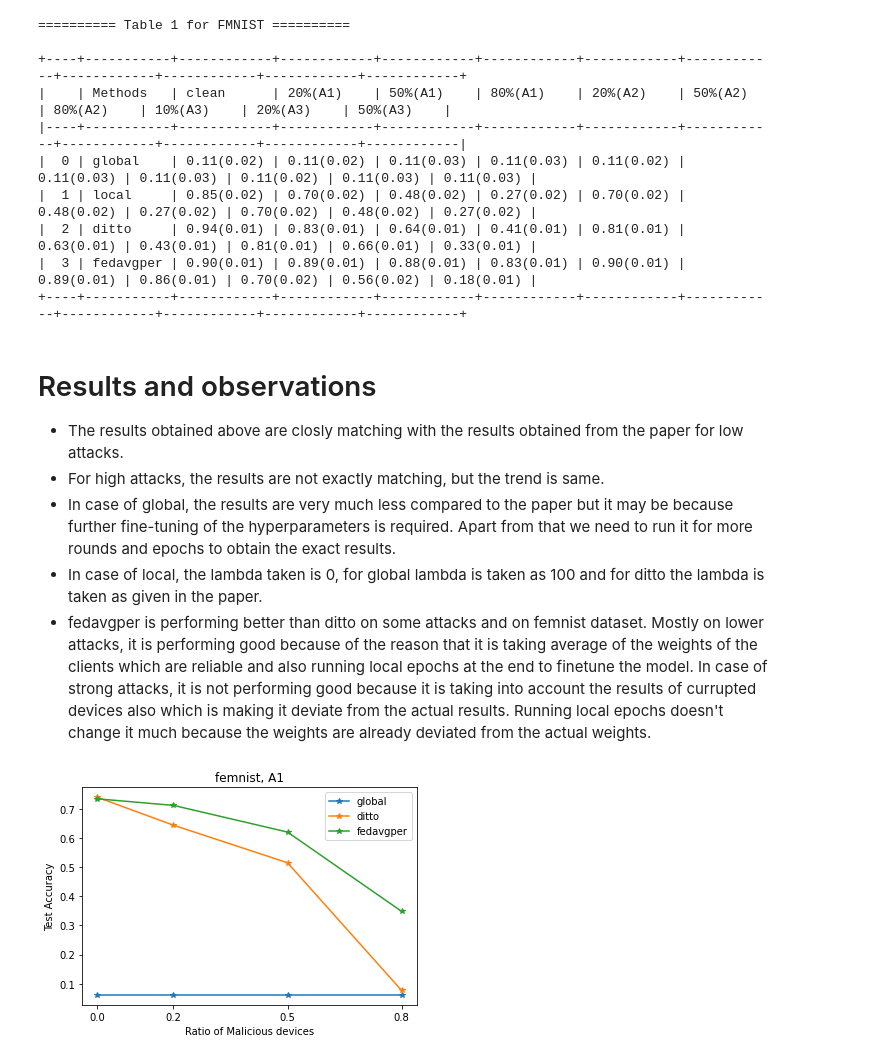
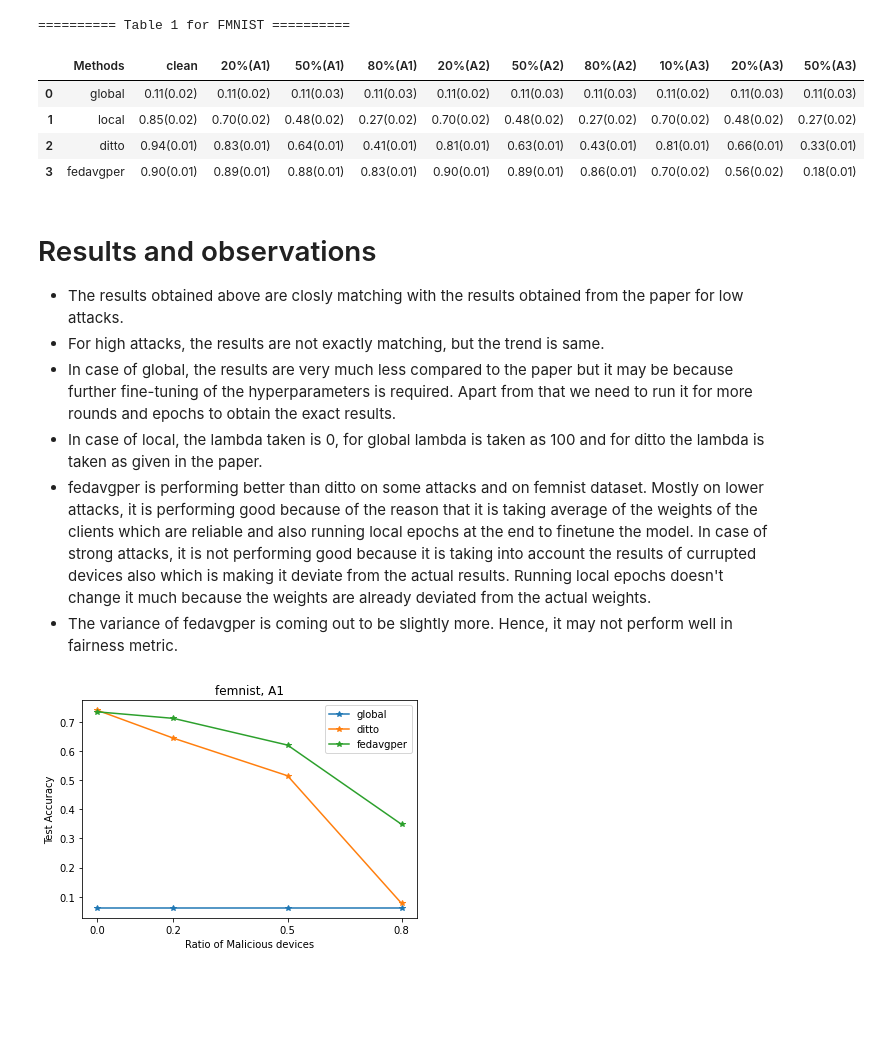
Before and after one commit to khan-shahnawaz/FederatedLearning, a Jupyter notebook: observations.ipynb, the cells around one changed output. Saved outputs shown, nothing was run; the diff lists cells and outputs as text; code cells hidden in the pictures; blank space fills up the shorter version.

```diff
--- a/observations.ipynb
+++ b/observations.ipynb
@@ -57,42 +51,38 @@ print(table_output)
 # %%
 ''' 1+2). Table 1 for fmnist dataset'''
 table_data = [
     ['Methods', 'clean', '20%(A1)', '50%(A1)', '80%(A1)', '20%(A2)', '50%(A2)', '80%(A2)', '10%(A3)', '20%(A3)', '50%(A3)']
 ]
 
 methods = ['global', 'local', 'ditto','fedavgper']
 for method in methods:
     row = [method]
     if method=='fedavgper':
         dir_name = 'Ques2'
     else:
         dir_name = 'Ques1'
     filename = dir_name+'/results/' + method + '_fmnist_1_0.txt'
     accuracy, variance = get_results(filename)
     row.append('{:.2f}({:.2f})'.format(accuracy, variance))
     for adversary in range(1, 4):
         for percent in [0.2, 0.5, 0.8]:
             filename = dir_name+'/results/' + method + '_fmnist_' + str(adversary) + '_' + str(percent) + '.txt'
             accuracy, variance = get_results(filename)
             row.append('{:.2f}({:.2f})'.format(accuracy, variance))
     table_data.append(row)
 table_name = 'Table 1 for FMNIST'
 pd_dataframe = pd.DataFrame(table_data[1:], columns=table_data[0])
-table_output = tabulate(pd_dataframe, headers='keys', tablefmt='psql')
 
 print(f"{'=' * 10} {table_name} {'=' * 10}\n")
-print(table_output)
+# print(table_output)
+pd_dataframe
 # %% [output]
 ========== Table 1 for FMNIST ==========
-
-+----+-----------+------------+------------+------------+------------+------------+------------+------------+------------+------------+------------+
-|    | Methods   | clean      | 20%(A1)    | 50%(A1)    | 80%(A1)    | 20%(A2)    | 50%(A2)    | 80%(A2)    | 10%(A3)    | 20%(A3)    | 50%(A3)    |
-|----+-----------+------------+------------+------------+------------+------------+------------+------------+------------+------------+------------|
-|  0 | global    | 0.11(0.02) | 0.11(0.02) | 0.11(0.03) | 0.11(0.03) | 0.11(0.02) | 0.11(0.03) | 0.11(0.03) | 0.11(0.02) | 0.11(0.03) | 0.11(0.03) |
-|  1 | local     | 0.85(0.02) | 0.70(0.02) | 0.48(0.02) | 0.27(0.02) | 0.70(0.02) | 0.48(0.02) | 0.27(0.02) | 0.70(0.02) | 0.48(0.02) | 0.27(0.02) |
-|  2 | ditto     | 0.94(0.01) | 0.83(0.01) | 0.64(0.01) | 0.41(0.01) | 0.81(0.01) | 0.63(0.01) | 0.43(0.01) | 0.81(0.01) | 0.66(0.01) | 0.33(0.01) |
-|  3 | fedavgper | 0.90(0.01) | 0.89(0.01) | 0.88(0.01) | 0.83(0.01) | 0.90(0.01) | 0.89(0.01) | 0.86(0.01) | 0.70(0.02) | 0.56(0.02) | 0.18(0.01) |
-+----+-----------+------------+------------+------------+------------+------------+------------+------------+------------+------------+------------+
+|  | Methods | clean | 20%(A1) | 50%(A1) | 80%(A1) | 20%(A2) | 50%(A2) | 80%(A2) | 10%(A3) | 20%(A3) | 50%(A3) |
+| 0 | global | 0.11(0.02) | 0.11(0.02) | 0.11(0.03) | 0.11(0.03) | 0.11(0.02) | 0.11(0.03) | 0.11(0.03) | 0.11(0.02) | 0.11(0.03) | 0.11(0.03) |
+| 1 | local | 0.85(0.02) | 0.70(0.02) | 0.48(0.02) | 0.27(0.02) | 0.70(0.02) | 0.48(0.02) | 0.27(0.02) | 0.70(0.02) | 0.48(0.02) | 0.27(0.02) |
+| 2 | ditto | 0.94(0.01) | 0.83(0.01) | 0.64(0.01) | 0.41(0.01) | 0.81(0.01) | 0.63(0.01) | 0.43(0.01) | 0.81(0.01) | 0.66(0.01) | 0.33(0.01) |
+| 3 | fedavgper | 0.90(0.01) | 0.89(0.01) | 0.88(0.01) | 0.83(0.01) | 0.90(0.01) | 0.89(0.01) | 0.86(0.01) | 0.70(0.02) | 0.56(0.02) | 0.18(0.01) |
 # %% [markdown]
 # Results and observations
 - The results obtained above are closly matching with the results obtained from the paper for low attacks.
@@ -100,6 +90,7 @@ print(table_output)
 - In case of global, the results are very much less compared to the paper but it may be because further fine-tuning of the hyperparameters is required. Apart from that we need to run it for more rounds and epochs to obtain the exact results.
 - In case of local, the lambda taken is 0, for global lambda is taken as 100 and for ditto the lambda is taken as given in the paper.
 - fedavgper is performing better than ditto on some attacks and on femnist dataset. Mostly on lower attacks, it is performing good because of the reason that it is taking average of the weights of the clients which are reliable and also running local epochs at the end to finetune the model. In case of strong attacks, it is not performing good because it is taking into account the results of currupted devices also which is making it deviate from the actual results. Running local epochs doesn't change it much because the weights are already deviated from the actual weights.
+- The variance of fedavgper is coming out to be slightly more. Hence, it may not perform well in fairness metric.
 # %%
 '''1+2) Figure 3'''
 def plot_accuracy_vs_ratio(dataset_name, adversary):
```
Also changed, not shown: parts of 11 cells of this notebook, 28 other files.
